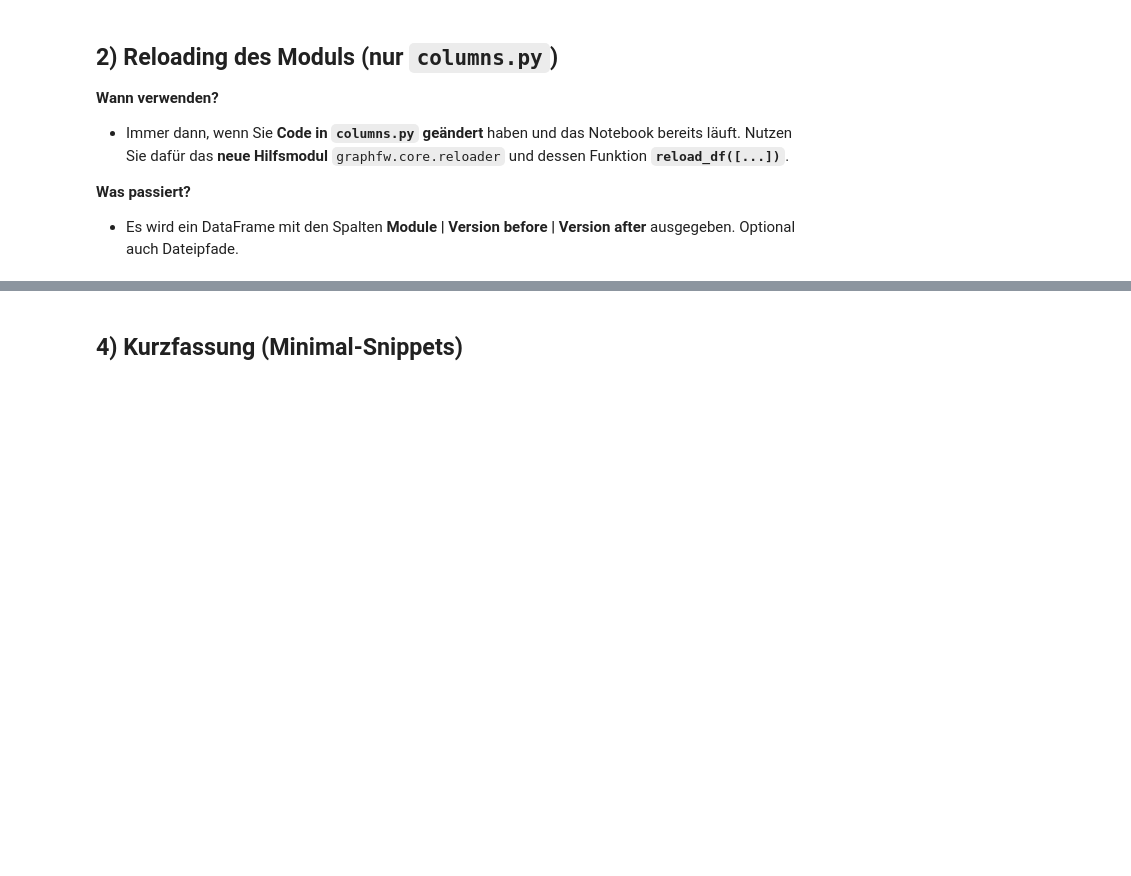
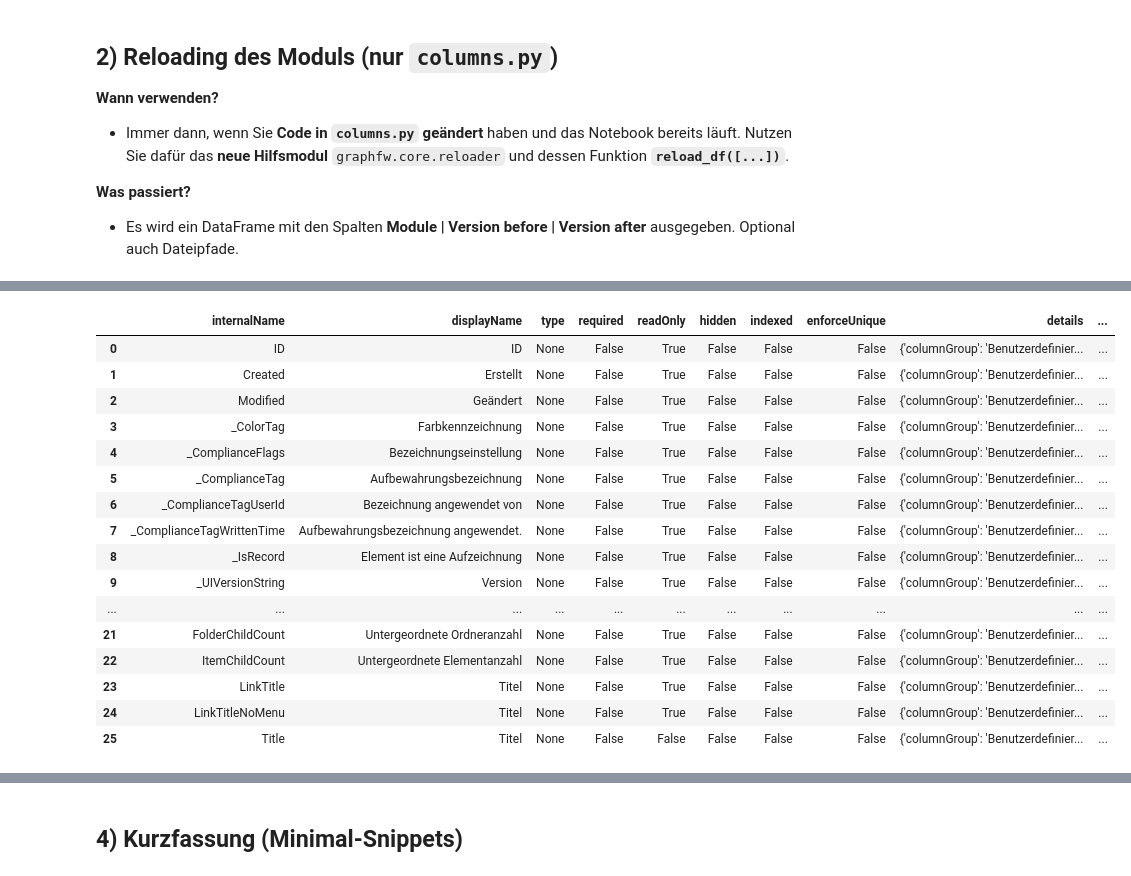
Before and after one commit to ErhardRainer/GRAPH_API, a Jupyter notebook: notebooks/102_sharepoint_lists_columns.ipynb, the cells around one changed output, grey strips where cells are left out. Saved outputs shown, nothing was run; the diff lists cells and outputs as text; code cells hidden in the pictures; blank space fills up the shorter version.

Commit message:
lists, columns

```diff
--- a/notebooks/102_sharepoint_lists_columns.ipynb
+++ b/notebooks/102_sharepoint_lists_columns.ipynb
@@ -58,9 +151,13 @@ reload_overview_df  # Anzeige: Module | Version before | Version after
 # %%
 # Auth & Client – Platzhalter (mit echten Werten ersetzen)
-# from graphfw.core.auth import TokenProvider
-# from graphfw.core.http import GraphClient
-# tp = TokenProvider.from_json("./secrets/graph.json")
-# gc = GraphClient(tp)
-gc = ...  # GraphClient Instanz einsetzen
-site_url = "https://contoso.sharepoint.com/sites/TeamA"
-list_title = "Aufgaben"
+from graphfw.core.auth import TokenProvider
+from graphfw.core.http import GraphClient
+
+CONFIG_PATH = r"C:\\python\\Scripts\\config.json"
+
+tp = TokenProvider.from_json(CONFIG_PATH)
+gc = GraphClient(tp)
+# site_url = "https://contoso.sharepoint.com/sites/TeamA"
+# list_title = "Aufgaben"
+site_url = r"https://michaelpachleitnergroup.sharepoint.com/sites/DataAnalytics/DataMaintenance"
+list_title = r"FIBU_IC_CompanyAbbreviation"
@@ -69,0 +197,32 @@ list_title = "Aufgaben"
+# %%
+from graphfw.domains.sharepoint.lists import columns
+
+df, info = columns.list_df(
+    gc,
+    site_url=site_url,
+    list_title=list_title,
+    #mode="standard",              # default: standard
+    page_size=200,
+    columns=None,              # alle
+    expand=False,              # nur für mode='standard' relevant
+    item_content_type=None,    # optional: ID oder Name
+)
+df
+# %% [output]
+|  | internalName | displayName | type | required | readOnly | hidden | indexed | enforceUnique | details | ... |
+| 0 | ID | ID | None | False | True | False | False | False | {'columnGroup': 'Benutzerdefinier... | ... |
+| 1 | Created | Erstellt | None | False | True | False | False | False | {'columnGroup': 'Benutzerdefinier... | ... |
+| 2 | Modified | Geändert | None | False | True | False | False | False | {'columnGroup': 'Benutzerdefinier... | ... |
+| 3 | _ColorTag | Farbkennzeichnung | None | False | True | False | False | False | {'columnGroup': 'Benutzerdefinier... | ... |
+| 4 | _ComplianceFlags | Bezeichnungseinstellung | None | False | True | False | False | False | {'columnGroup': 'Benutzerdefinier... | ... |
+| 5 | _ComplianceTag | Aufbewahrungsbezeichnung | None | False | True | False | False | False | {'columnGroup': 'Benutzerdefinier... | ... |
+| 6 | _ComplianceTagUserId | Bezeichnung angewendet von | None | False | True | False | False | False | {'columnGroup': 'Benutzerdefinier... | ... |
+| 7 | _ComplianceTagWrittenTime | Aufbewahrungsbezeichnung angewendet. | None | False | True | False | False | False | {'columnGroup': 'Benutzerdefinier... | ... |
+| 8 | _IsRecord | Element ist eine Aufzeichnung | None | False | True | False | False | False | {'columnGroup': 'Benutzerdefinier... | ... |
+| 9 | _UIVersionString | Version | None | False | True | False | False | False | {'columnGroup': 'Benutzerdefinier... | ... |
+| ... | ... | ... | ... | ... | ... | ... | ... | ... | ... | ... |
+| 21 | FolderChildCount | Untergeordnete Ordneranzahl | None | False | True | False | False | False | {'columnGroup': 'Benutzerdefinier... | ... |
+| 22 | ItemChildCount | Untergeordnete Elementanzahl | None | False | True | False | False | False | {'columnGroup': 'Benutzerdefinier... | ... |
+| 23 | LinkTitle | Titel | None | False | True | False | False | False | {'columnGroup': 'Benutzerdefinier... | ... |
+| 24 | LinkTitleNoMenu | Titel | None | False | True | False | False | False | {'columnGroup': 'Benutzerdefinier... | ... |
+| 25 | Title | Titel | None | False | False | False | False | False | {'columnGroup': 'Benutzerdefinier... | ... |
```
Also changed, not shown: parts of 26 cells of this notebook, 1 other file.
